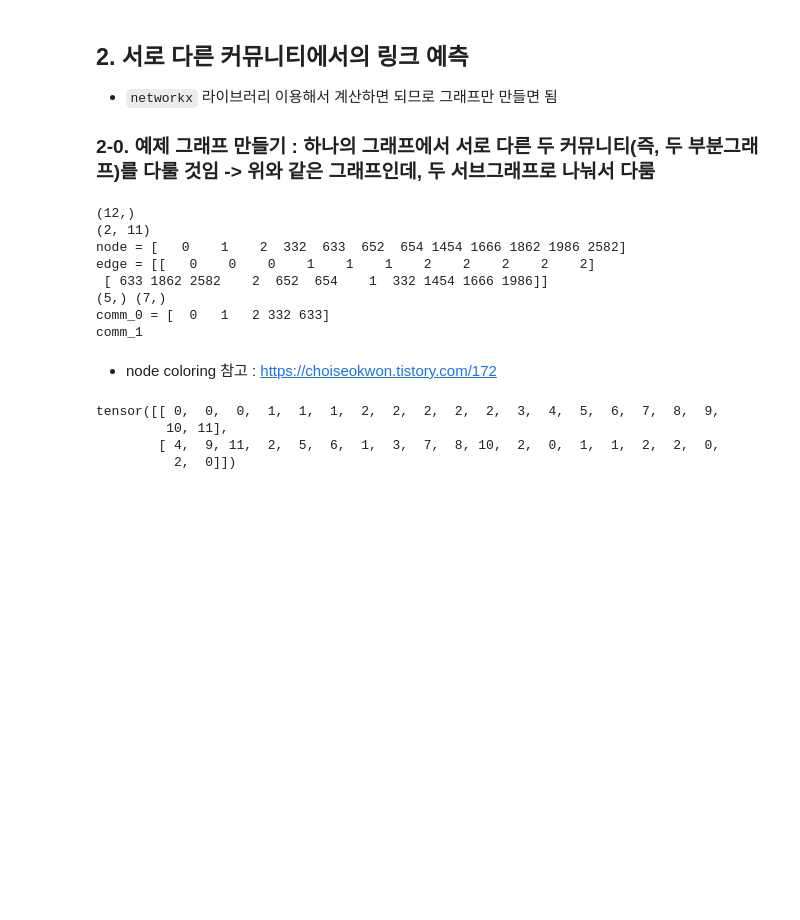
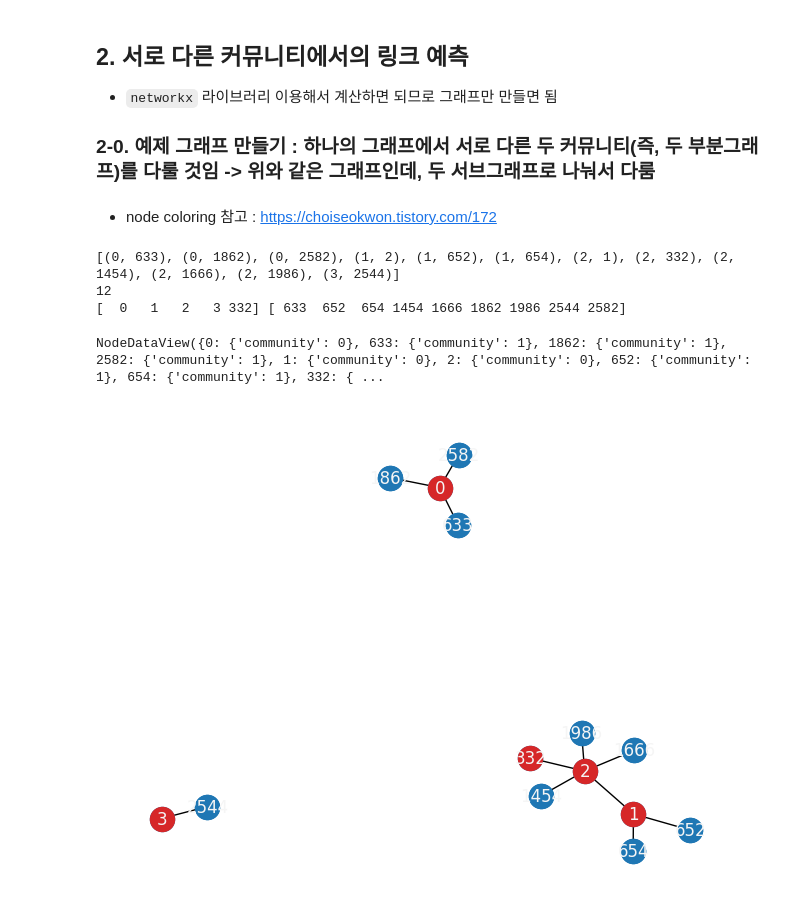
Before and after one commit to helloliz-korea/recommender, a Jupyter notebook: link_prediction_heuristic_method_Cora.ipynb, the cells around one changed output. Cells and saved outputs as stored; diff of their text form; code cells hidden in the pictures; blank space fills up the shorter version.

```diff
--- a/link_prediction_heuristic_method_Cora.ipynb
+++ b/link_prediction_heuristic_method_Cora.ipynb
@@ -350,18 +345,3 @@ for u,v,p in pref:
 ## 2. 서로 다른 커뮤니티에서의 링크 예측
 - `networkx` 라이브러리 이용해서 계산하면 되므로 그래프만 만들면 됨
 ### 2-0. 예제 그래프 만들기 : 하나의 그래프에서 서로 다른 두 커뮤니티(즉, 두 부분그래프)를 다룰 것임 -> 위와 같은 그래프인데, 두 서브그래프로 나눠서 다룸
-# %%
-print(node_example.shape, edge_example.shape, 'node = %s' % node_example, 'edge = %s' % edge_example, sep='\n')
-comm_0 = node_example[:5]
-comm_1 = node_example[5:]
-print(comm_0.shape, comm_1.shape)
-print('comm_0 = %s' % comm_0, 'comm_1' % comm_1, sep='\n')
-# %% [output]
-(12,)
-(2, 11)
-node = [   0    1    2  332  633  652  654 1454 1666 1862 1986 2582]
-edge = [[   0    0    0    1    1    1    2    2    2    2    2]
- [ 633 1862 2582    2  652  654    1  332 1454 1666 1986]]
-(5,) (7,)
-comm_0 = [  0   1   2 332 633]
-comm_1
@@ -385,26 +358,30 @@ comm_1
 # %%
 import networkx as nx
 from torch_geometric.utils.convert import from_networkx
 
-sub_G_ = from_networkx(sub_G)
-print(sub_G_.edge_index)
-# ## community0 ## 빨간색 노드
-# ## community1 ## 파란색 노드
+edges = [(s,t) for s,t in zip(edge_example[0], edge_example[1])]
+print(edges, len(edges), sep='\n')
+
+## 노드를 두 개의 커뮤니티(두 부분 집합)로 분리
+comm_0 = node_example[:5]
+comm_1 = node_example[5:]
+print(comm_0, comm_1)
 
 comm_G = nx.Graph()
-comm_G.add_edges_from(sub_G_.edge_index)
-pos = nx.spring_layout(sub_G_.x, seed=2023) ## positions for all nodes
-nx.draw(comm_G, pos=pos, with_labels=False, font_color="whitesmoke")
+comm_G.add_edges_from(edges)
+pos = nx.spring_layout(comm_G, seed=2023) ## positions for all nodes
+nx.draw(comm_G, pos=pos, with_labels=True, font_color="whitesmoke")
 nx.draw_networkx_nodes(comm_G, pos, comm_0, node_color="tab:red")
 nx.draw_networkx_nodes(comm_G, pos, comm_1, node_color="tab:blue")
-G.add_nodes_from(comm_0, community=0)
-G.add_nodes_from(comm_1, community=1)
-G.nodes(data=True)
+comm_G.add_nodes_from(comm_0, community=0)
+comm_G.add_nodes_from(comm_1, community=1)
+comm_G.nodes(data=True)
 # %% [output]
-tensor([[ 0,  0,  0,  1,  1,  1,  2,  2,  2,  2,  2,  3,  4,  5,  6,  7,  8,  9,
-         10, 11],
-        [ 4,  9, 11,  2,  5,  6,  1,  3,  7,  8, 10,  2,  0,  1,  1,  2,  2,  0,
-          2,  0]])
+[(0, 633), (0, 1862), (0, 2582), (1, 2), (1, 652), (1, 654), (2, 1), (2, 332), (2, 1454), (2, 1666), (2, 1986), (3, 2544)]
+12
+[  0   1   2   3 332] [ 633  652  654 1454 1666 1862 1986 2544 2582]
+NodeDataView({0: {'community': 0}, 633: {'community': 1}, 1862: {'community': 1}, 2582: {'community': 1}, 1: {'community': 0}, 2: {'community': 0}, 652: {'community': 1}, 654: {'community': 1}, 332: { ...
+[figure, added]
 # %% [markdown]
 ### 2-1. `Community CN (C.N. Soundarajan-Hopcroft score)`
 - "the common neighbors Soundarajan-Hopcroft score of nodes $x$ and $y$"
```
Also changed, not shown: parts of 29 cells of this notebook.
